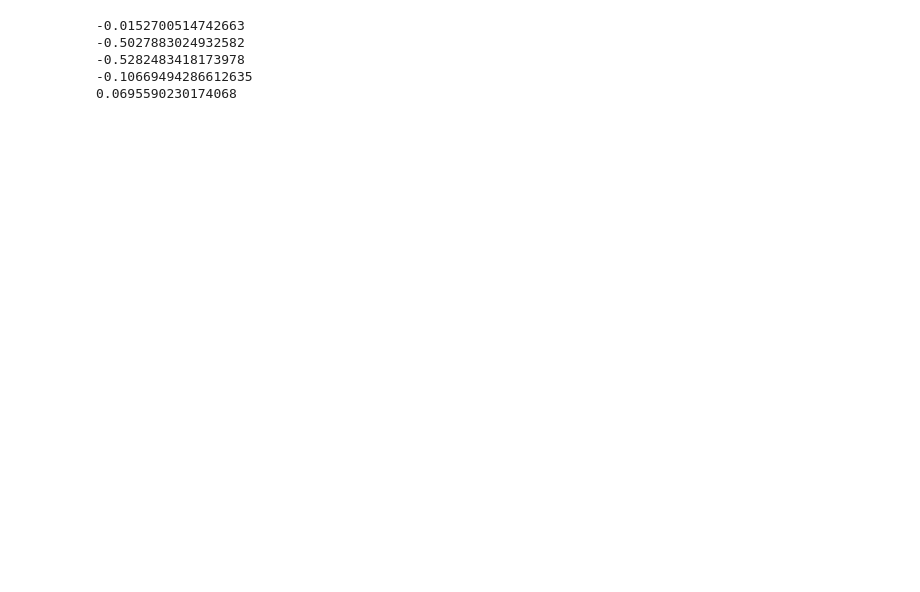
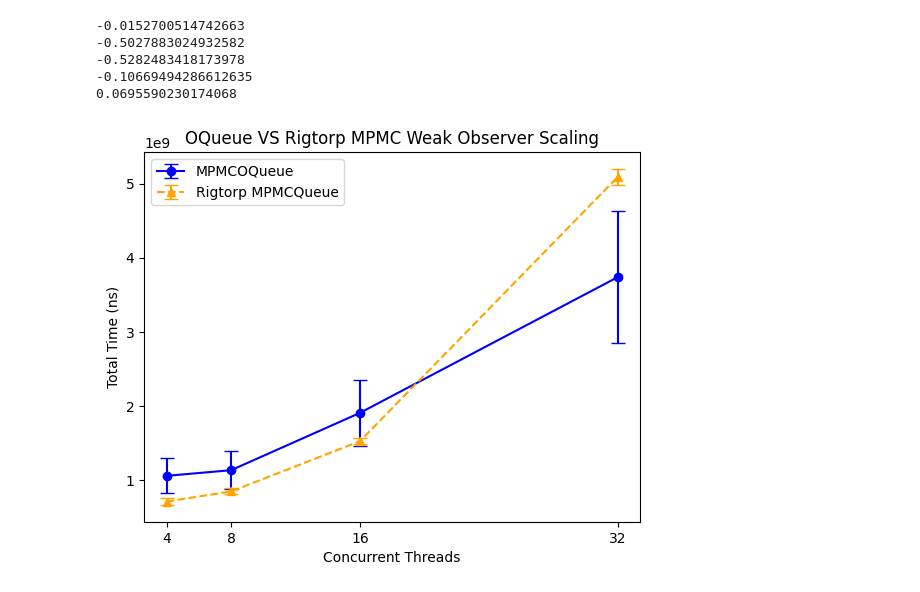
Before and after one commit to ldos-project/asterinas, a Jupyter notebook: benchmarks/1b52e1b4/MPMCBench.ipynb, the cells around one changed output. Cells and saved outputs as stored; diff of their text form; code cells hidden in the pictures; blank space fills up the shorter version.

```diff
--- a/benchmarks/1b52e1b4/MPMCBench.ipynb
+++ b/benchmarks/1b52e1b4/MPMCBench.ipynb
@@ -228,3 +229,43 @@ for i in range(len(mpmc_oq_mixed_tp)):
 -0.5282483418173978
 -0.10669494286612635
 0.0695590230174068
+# %%
+mpmc_oq_weak_tp = []
+rigtorp_weak_tp = []
+mpmc_oq_weak_tp_err = []
+rigtorp_weak_tp_err = []
+
+for tc in thread_counts[2:]:
+    def get_values_from_file(f):
+        values = [
+            to_ns(line.split()[-1])
+            for line in f.readlines()
+            if line.startswith("[total")
+        ]
+        # assert len(values) == tc
+        return values
+    mpmc = []
+    rigtorp = []
+    for r in range(1):
+        with open(f"mpmc_oq_weak_obs_bench_throughput_{tc}_run_{r}.log") as f:
+            mpmc += get_values_from_file(f)
+        with open(f"rigtorp_weak_obs_bench_throughput_{tc}_run_{r}.log") as f:
+            rigtorp += get_values_from_file(f)
+    mpmc_oq_weak_tp.append(np.max(mpmc))
+    mpmc_oq_weak_tp_err.append(np.std(mpmc))
+    rigtorp_weak_tp.append(np.max(rigtorp))
+    rigtorp_weak_tp_err.append(np.std(rigtorp))
+# %%
+fig = plt.figure()
+plt.errorbar(thread_counts[2:], mpmc_oq_weak_tp, yerr=mpmc_oq_weak_tp_err, capsize=5, marker='o', label="MPMCOQueue", color="blue")
+plt.errorbar(thread_counts[2:], rigtorp_weak_tp, yerr=rigtorp_weak_tp_err, capsize=5, marker='^', linestyle='--', label="Rigtorp MPMCQueue", color="orange")
+plt.legend()
+plt.ylabel("Total Time (ns)")
+# plt.yscale("log")
+plt.xlabel("Concurrent Threads")
+plt.title("OQueue VS Rigtorp MPMC Weak Observer Scaling")
+plt.xticks(thread_counts[2:])
+plt.savefig('weakthroughput.svg')
+plt.show()
+# %% [output]
+[figure, added]
```
Also changed, not shown: parts of 1 cell of this notebook, 3 other files.
